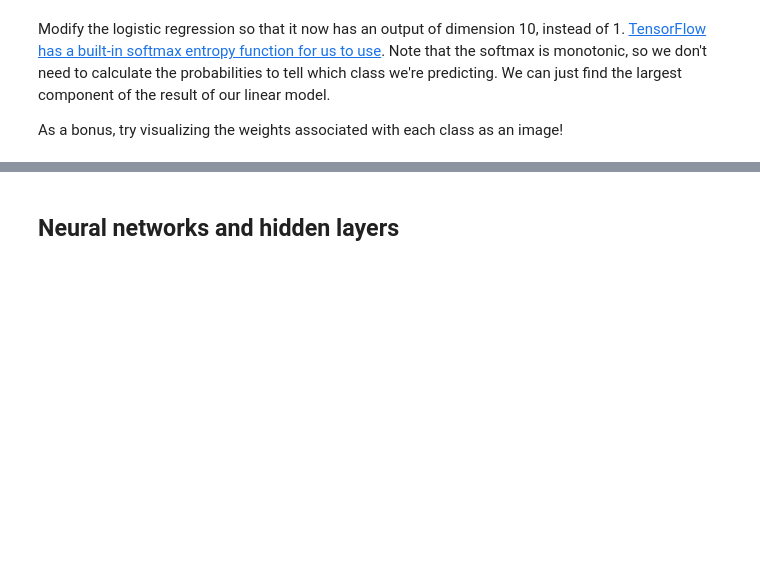
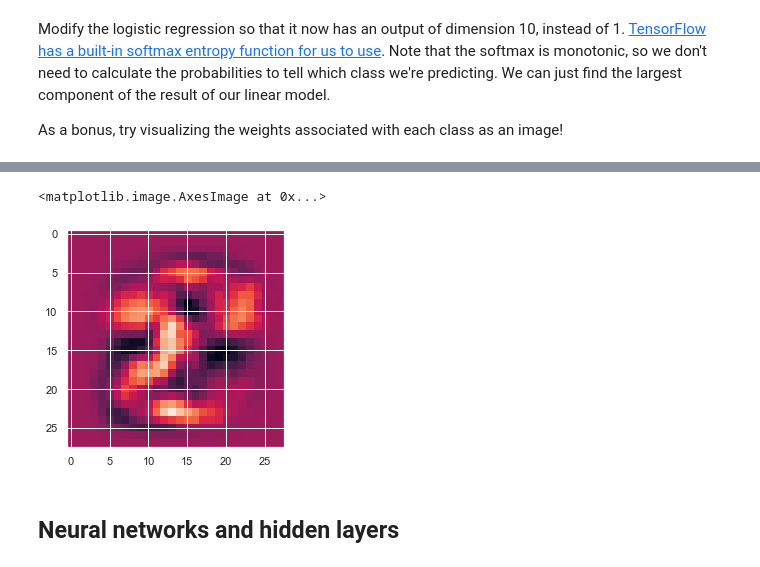
Before and after one commit to resurrexi/intro-to-tf2.0-oreilly-live, a Jupyter notebook: tensorflow/TF_Basic_Neural_Networks.ipynb, the cells around one changed output, grey strips where cells are left out. Drawn from its saved outputs; the diff is of its cells as text; code cells hidden in the pictures; blank space fills up the shorter version.

```diff
--- a/tensorflow/TF_Basic_Neural_Networks.ipynb
+++ b/tensorflow/TF_Basic_Neural_Networks.ipynb
@@ -174,3 +326,9 @@ As a bonus, try visualizing the weights associated with each class as an image!
+# %%
+# visualizing model weights for class 8
+plt.imshow(model.W[:, 8].numpy().reshape((28, 28)))
+# %% [output]
+<matplotlib.image.AxesImage at 0x...>
+[figure, added]
 # %% [markdown]
 ## Neural networks and hidden layers
 # %% [markdown]
```
Also changed, not shown: parts of 26 cells of this notebook, 3 other files.
